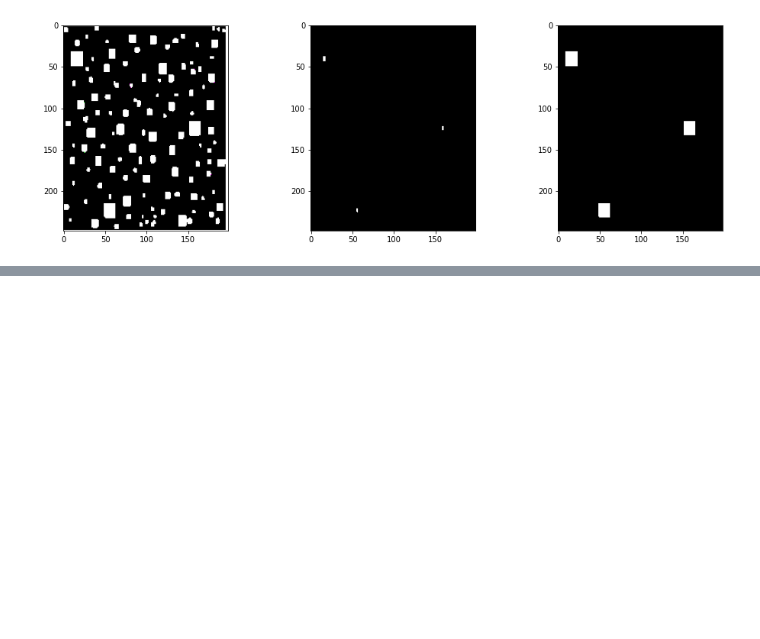
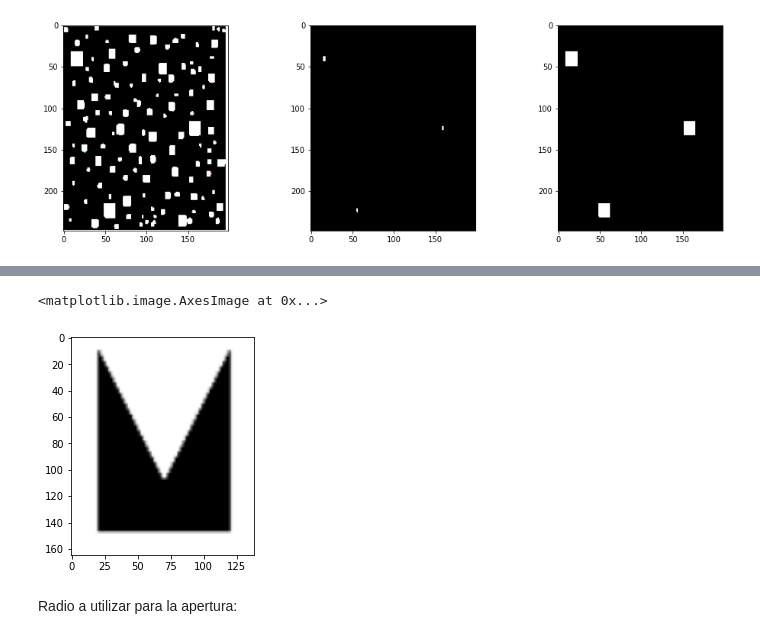
Before and after one commit to LuFernandez/imagaynes, a Jupyter notebook: Morfologia/Morfologia.ipynb, the cells around one changed output, grey strips where cells are left out. Drawn from its saved outputs; the diff is of its cells as text; code cells hidden in the pictures; blank space fills up the shorter version.

```diff
--- a/Morfologia/Morfologia.ipynb
+++ b/Morfologia/Morfologia.ipynb
@@ -65,0 +82,8 @@ plt.show()
+# %%
+img3 = cv2.imread('Ej3.PNG')
+plt.imshow(img3)
+# %% [output]
+<matplotlib.image.AxesImage at 0x...>
+[figure, added]
+# %% [markdown]
+Radio a utilizar para la apertura:
```
Also changed, not shown: parts of 6 cells of this notebook.
